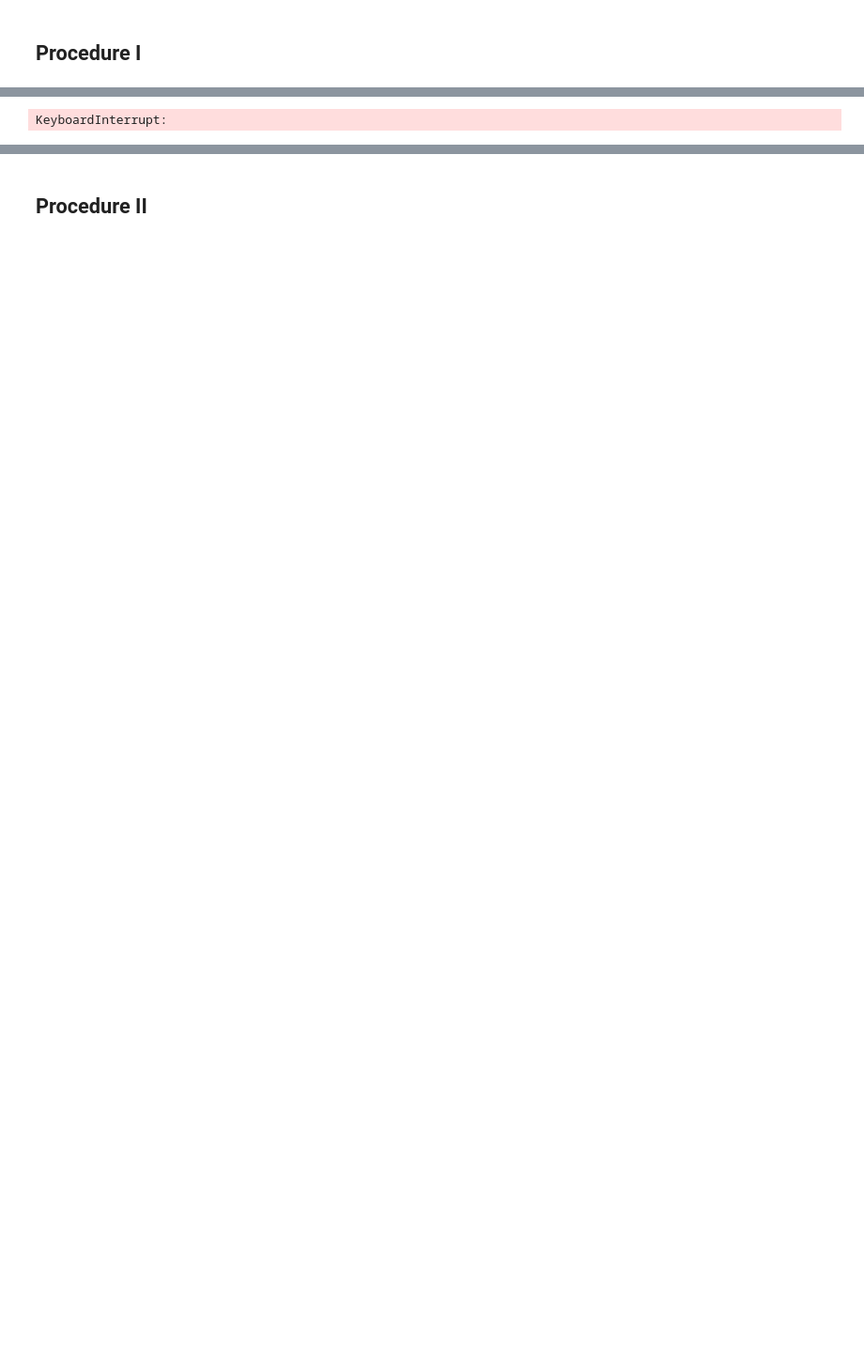
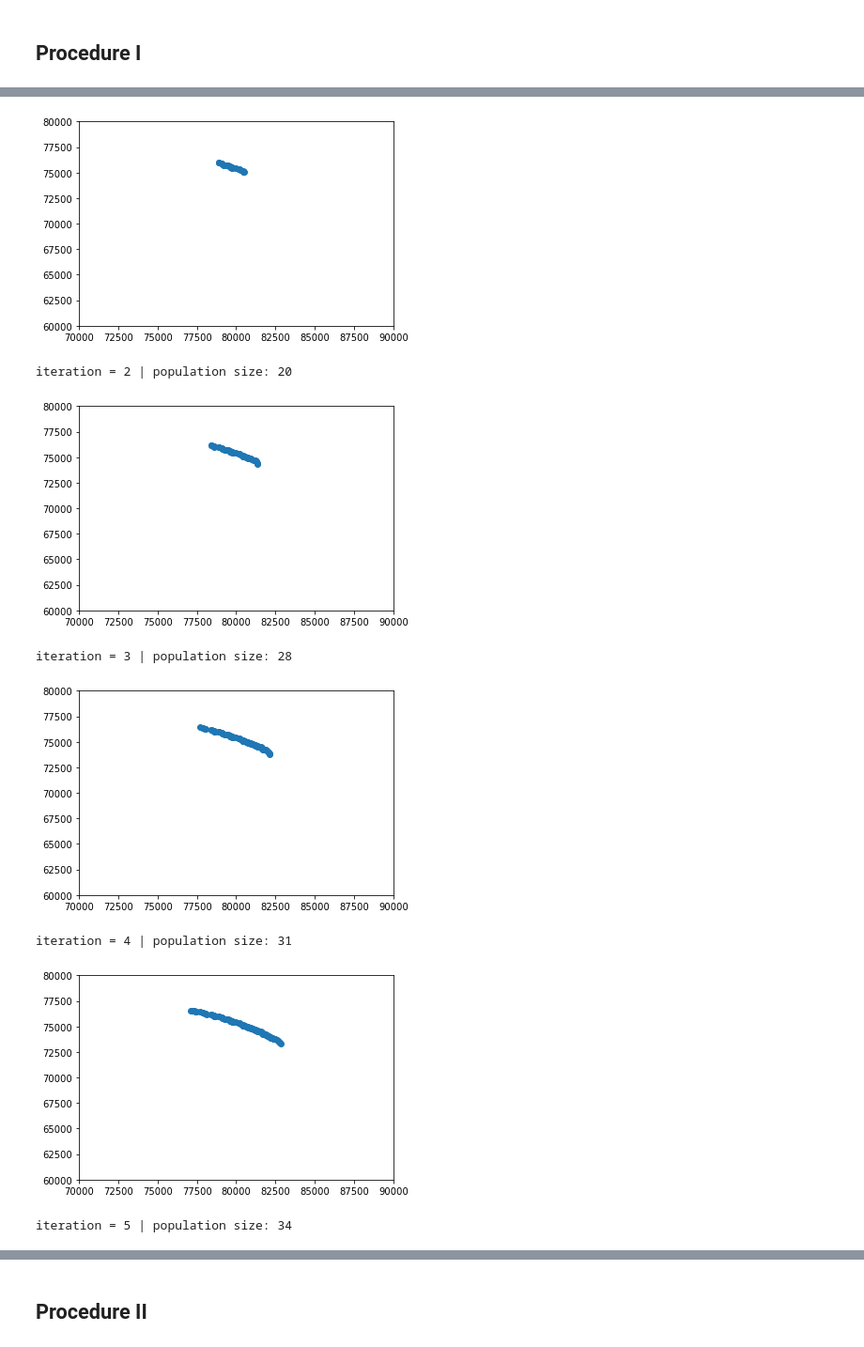
Before and after one commit to Kai-Luan/MADMC_Project, a Jupyter notebook: Code/experience.ipynb, the cells around one changed output, grey strips where cells are left out. Shown: that part at 94% size. Saved outputs shown, nothing was run; the diff lists cells and outputs as text; code cells hidden in the pictures; blank space fills up the shorter version.

```diff
--- a/Code/experience.ipynb
+++ b/Code/experience.ipynb
@@ -9,11 +6,0 @@ from indicators import *
-# %%
-numInstance=0
-n=200
-p=6
-
-w=np.zeros(n,dtype=int) # poids des objets
-v=np.zeros((n,p),dtype=int) # utilités des objets
-filename = "../data/"+"2KP"+str(n)+"-TA-"+str(numInstance)+".dat"
-
-# W: budget
-W=readFile(filename,w,v)
@@ -43,45 +33,26 @@ def check(Xe, candidat):
 # %%
-iteration = 1
-b = False
-while not b:
-    ## Phase 1
-    numInstance=0
-    n=200
-    p=6
+## Phase 1
+numInstance=1
+n= 200
+p = 2
+w=np.zeros(n,dtype=int) # poids des objets
+v=np.zeros((n,p),dtype=int) # utilités des objets
+filename = f"./data/2KP{n}-TA-{numInstance}.dat"
 
-    w=np.zeros(n,dtype=int) # poids des objets
-    v=np.zeros((n,p),dtype=int) # utilités des objets
-    filename = "../data/"+"2KP"+str(n)+"-TA-"+str(numInstance)+".dat"
+print(v.shape)
 
-    # W: budget
-    W=readFile(filename,w,v)
+# W: budget
+W=readFile(filename,w,v)
 
-    params = (n,p,v,w,W)
-    m = 1
-    verbose = True
-    NBMAX = 20
+params = (n,p,v,w,W)
+m = 1
+verbose = True
+NBMAX = 20
 
-    population = init(m,params)
-
-    ### Debug
-    data_test = []
-    data_test.extend(population)
-    Xe = NDTree(NBMAX=NBMAX)
-    for e in population: Xe.update(e)
-    Pa = NDTree(NBMAX=NBMAX)
-    if verbose: print(f'{iteration = }')
-    for p in population:
-        for candidat in voisinage(p, params):
-            if np.all(p[1] >= candidat[1]): continue
-            if Xe.update(candidat):
-                Pa.update(candidat)
-                #data_test.append(candidat)
-                if check(Xe, candidat):
-                    b = True
-                    break
-        if b: break
-    population = Pa.getPoints()
-    Pa.reset()
-    iteration += 1
-print('OK')
+PLS(
+    m,
+    params,
+    NBMAX,
+    verbose= True
+)
 # %% [output]
@@ -105 +61,8 @@ iteration = 29
+[figure, added]
-KeyboardInterrupt:
+iteration = 2 | population size: 20
+[figure, added]
+iteration = 3 | population size: 28
+[figure, added]
+iteration = 4 | population size: 31
+[figure, added]
+iteration = 5 | population size: 34
```
Also changed, not shown: parts of 4 cells of this notebook, 6 other files.
